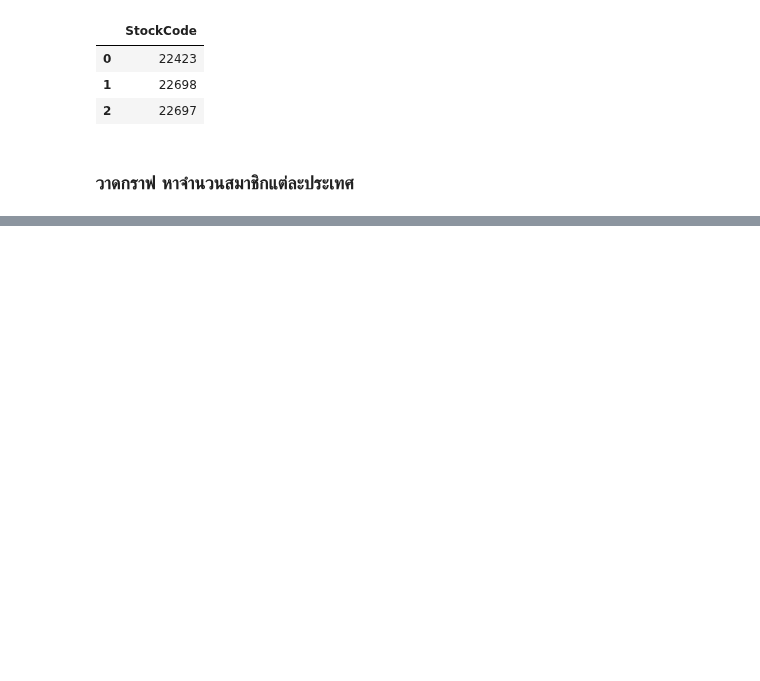
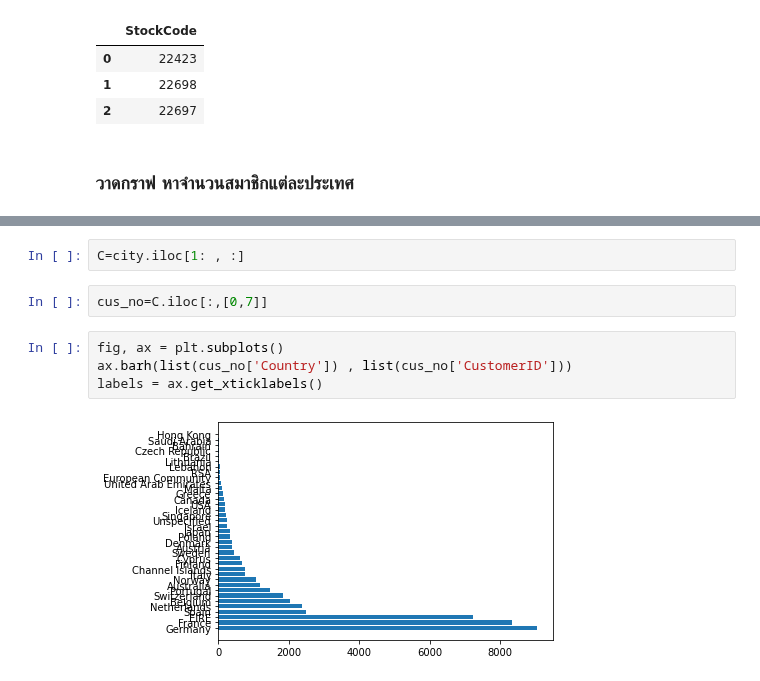
Before and after one commit to nicha0524/DPDM2021, a Jupyter notebook: Frequent_Patterns_(Association_Rules).ipynb, the cells around one changed output, grey strips where cells are left out. Saved outputs shown, nothing was run; the diff lists cells and outputs as text; blank space fills up the shorter version.

```diff
--- a/Frequent_Patterns_(Association_Rules).ipynb
+++ b/Frequent_Patterns_(Association_Rules).ipynb
@@ -324,0 +327,10 @@ df
+# %%
+C=city.iloc[1: , :]
+# %%
+cus_no=C.iloc[:,[0,7]]
+# %%
+fig, ax = plt.subplots()
+ax.barh(list(cus_no['Country']) , list(cus_no['CustomerID']))
+labels = ax.get_xticklabels()
+# %% [output]
+[figure, added]
```
Also changed, not shown: parts of 15 cells of this notebook.
